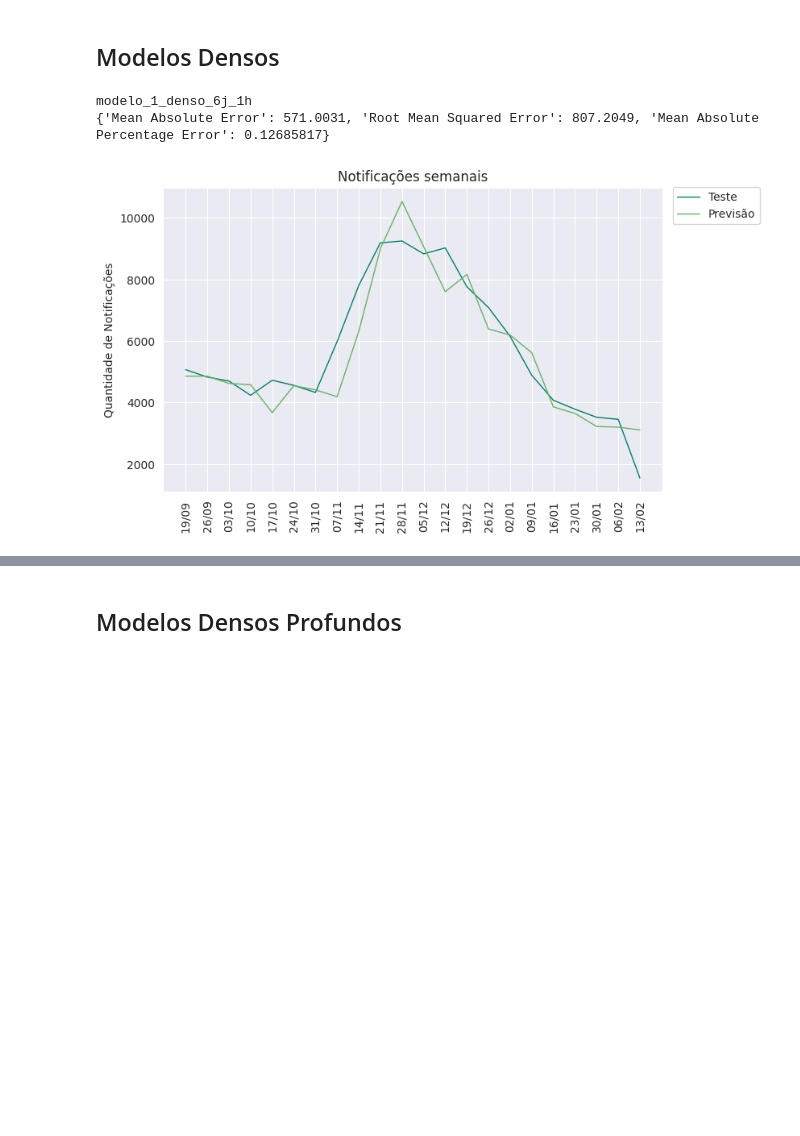
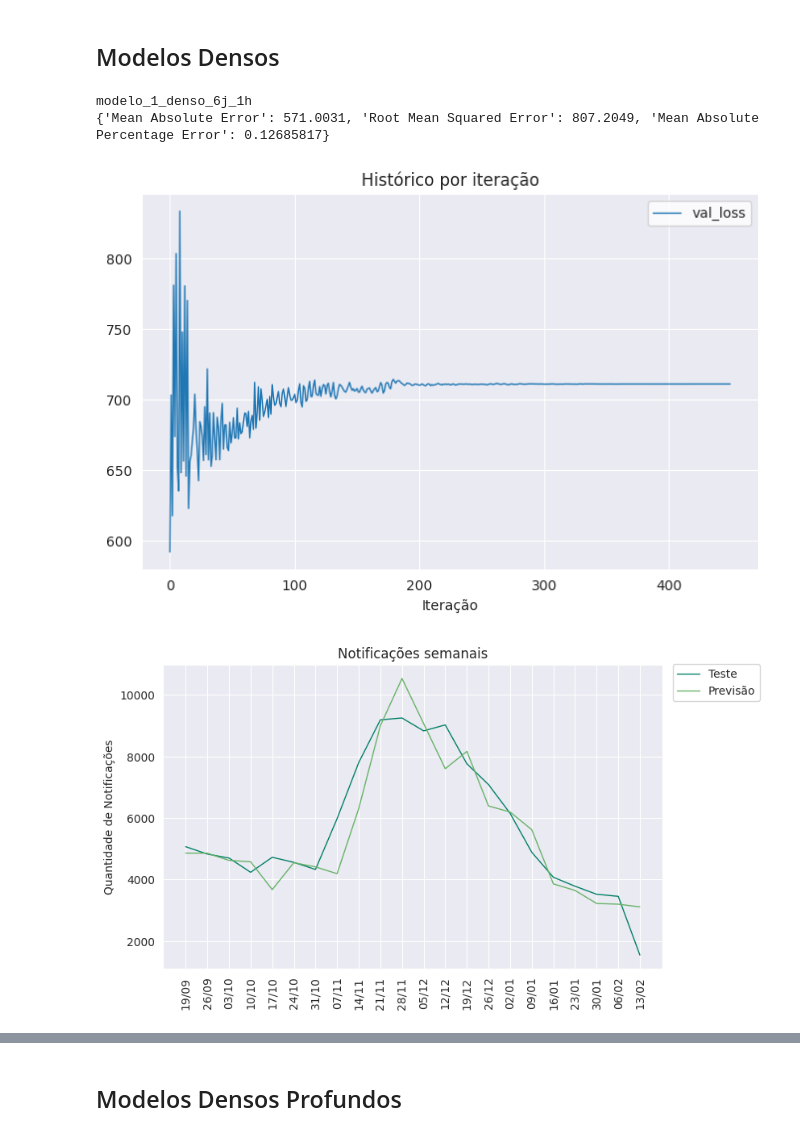
Before and after one commit to flohmannjr/PJI410, a Jupyter notebook: PJI410_projecoes_de_notificacoes.ipynb, the cells around one changed output, grey strips where cells are left out. Cells and saved outputs as stored; diff of their text form; code cells hidden in the pictures; blank space fills up the shorter version.

Commit message:
Add grafico_historico_por_iteracao

```diff
--- a/PJI410_projecoes_de_notificacoes.ipynb
+++ b/PJI410_projecoes_de_notificacoes.ipynb
@@ -70,9 +70,9 @@ SAIDA_ATIVACAO = 'linear'
 PERDA       = 'mae'
 OTIMIZADOR  = Adam
 APRENDIZADO = 0.001
-METRICAS    = ['mae', 'mse']
+# METRICAS    = ['mae', 'mse']
 
-ITERACOES = 1000
+ITERACOES = 500
 # %% [markdown]
 ## Funções
 # %%
@@ -93,24 +94,22 @@ from PJI410_funcoes_auxiliares import criar_janelas, criar_marco_modelo, grafico
 # %%
 def finalizar_modelo(modelo, modelo_nome, janelas_treino, horizontes_treino, janelas_teste, horizontes_teste):
 
-    modelo.compile(loss=PERDA,
-                   optimizer=OTIMIZADOR(learning_rate=APRENDIZADO),
-                   metrics=METRICAS)
+    modelo.compile(loss=PERDA, optimizer=OTIMIZADOR(learning_rate=APRENDIZADO)) #, metrics=METRICAS)
 
-    modelo.fit(x=janelas_treino,
-               y=horizontes_treino,
-               epochs=ITERACOES,
-               batch_size=LOTE_TAMANHO,
-               validation_data=(janelas_teste, horizontes_teste),
-               callbacks=[ReduceLROnPlateau(monitor='val_loss', patience=100, verbose=0),
-                          criar_marco_modelo(modelo_nome, caminho=CAMINHO_MARCOS)],
-               verbose=0)
+    historico = modelo.fit(x=janelas_treino,
+                           y=horizontes_treino,
+                           epochs=ITERACOES,
+                           batch_size=LOTE_TAMANHO,
+                           validation_data=(janelas_teste, horizontes_teste),
+                           callbacks=[ReduceLROnPlateau(monitor='val_loss', patience=50, factor=0.3, verbose=0),
+                                      criar_marco_modelo(modelo_nome, caminho=CAMINHO_MARCOS)],
+                           verbose=0)
 
     modelo    = load_model(os.path.join(CAMINHO_MARCOS, modelo_nome))
     previsoes = modelo.predict(janelas_teste, verbose=0)
     metricas  = metricas_modelo(horizontes_teste[:, -1], y_previsao=previsoes[:, -1])
 
-    return modelo, metricas, previsoes
+    return historico, modelo, previsoes, metricas
 # %% [markdown]
 # Dados
 # %%
@@ -163,34 +162,42 @@ grafico_series(X_teste=X_test[1:], y_teste=y_test[1:],
 
 set_global_determinism(seed=SEMENTE)
 
 # for JANELA_TAMANHO in range(JANELA_TAMANHO_INICIAL, JANELA_TAMANHO_FINAL):
 
 janelas, horizontes = criar_janelas(quantidades, JANELA_TAMANHO, HORIZONTE_TAMANHO)
 
 janelas_treino, janelas_teste, horizontes_treino, horizontes_teste = separar_janelas_treino_teste(janelas, horizontes, tamanho_teste=0.2)
 
 modelo_nome = f'modelo_{MODELO_NUMERO}_denso_{JANELA_TAMANHO}j_{HORIZONTE_TAMANHO}h'
 
 modelos[MODELO_NUMERO] = Sequential(name=modelo_nome)
 
 for c in range(CAMADAS):
     modelos[MODELO_NUMERO].add(Dense(units=CAMADA_UNIDADES, kernel_initializer=CAMADA_INICIALIZADOR, activation=CAMADA_ATIVACAO, name=f'camada_oculta_{c}'))
 
 modelos[MODELO_NUMERO].add(Dense(units=HORIZONTE_TAMANHO, activation=SAIDA_ATIVACAO, name='camada_saida'))
 
-modelos[MODELO_NUMERO], metricas[MODELO_NUMERO], previsoes = finalizar_modelo(modelos[MODELO_NUMERO], modelo_nome, janelas_treino, horizontes_treino, janelas_teste, horizontes_teste)
+finalizacoes = finalizar_modelo(modelos[MODELO_NUMERO], modelo_nome, janelas_treino, horizontes_treino, janelas_teste, horizontes_teste)
+
+historico               = finalizacoes[0]
+modelos[MODELO_NUMERO]  = finalizacoes[1]
+previsoes               = finalizacoes[2]
+metricas[MODELO_NUMERO] = finalizacoes[3]
 
 print(modelo_nome)
 print(metricas[MODELO_NUMERO])
 print()
 
-MODELO_NUMERO += 1
+grafico_historico_por_iteracao(historico, ['val_loss'], 50)
+print()
 
 grafico_series(X_teste=X_test[-len(janelas_teste):], y_teste=horizontes_teste[:, -1],
                X_previsao=X_test[-len(janelas_teste):], y_previsao=previsoes[:, -1])
+print()
 
-print()
+MODELO_NUMERO += 1
 # %% [output]
 modelo_1_denso_6j_1h
 {'Mean Absolute Error': 571.0031, 'Root Mean Squared Error': 807.2049, 'Mean Absolute Percentage Error': 0.12685817}
-[figure, old version]
+[figure, new version]
+[figure, added]
```
Also changed, not shown: parts of 8 cells of this notebook.
